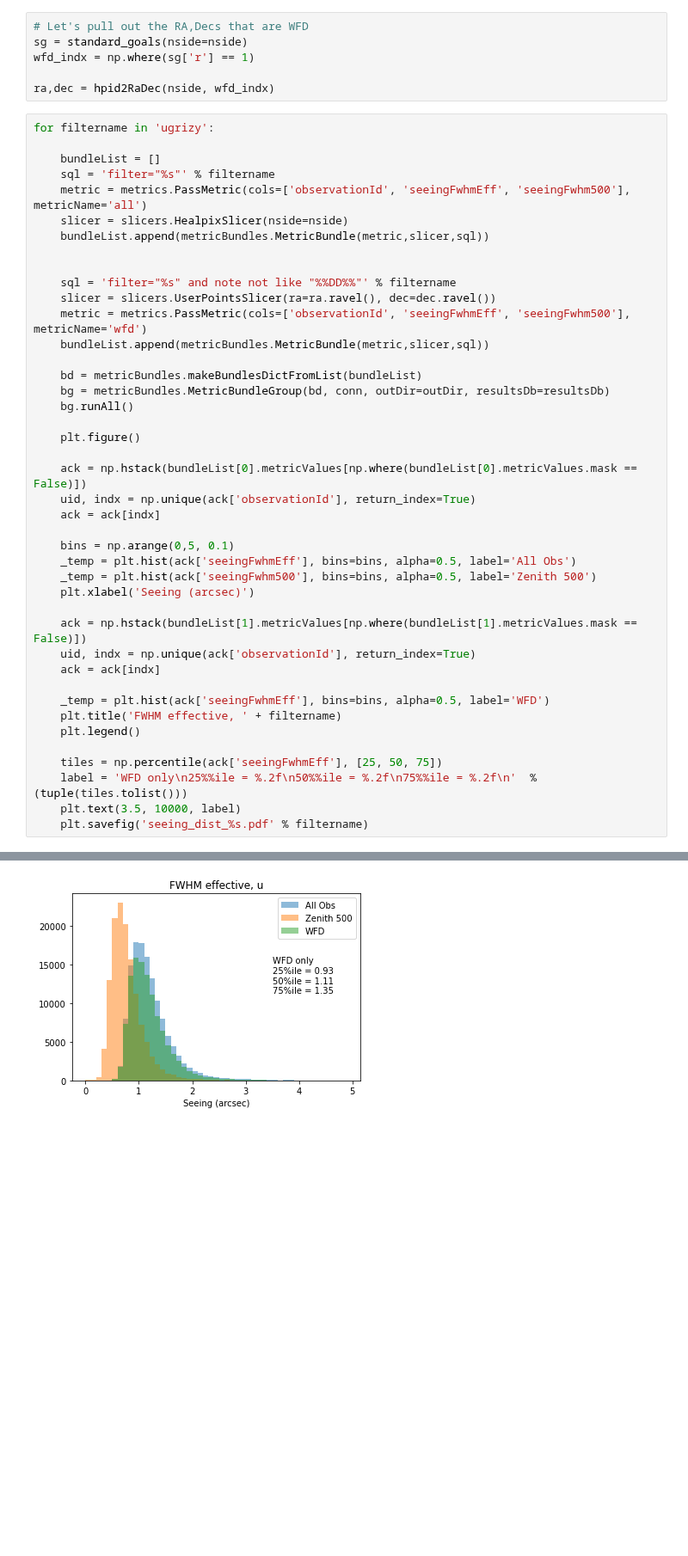
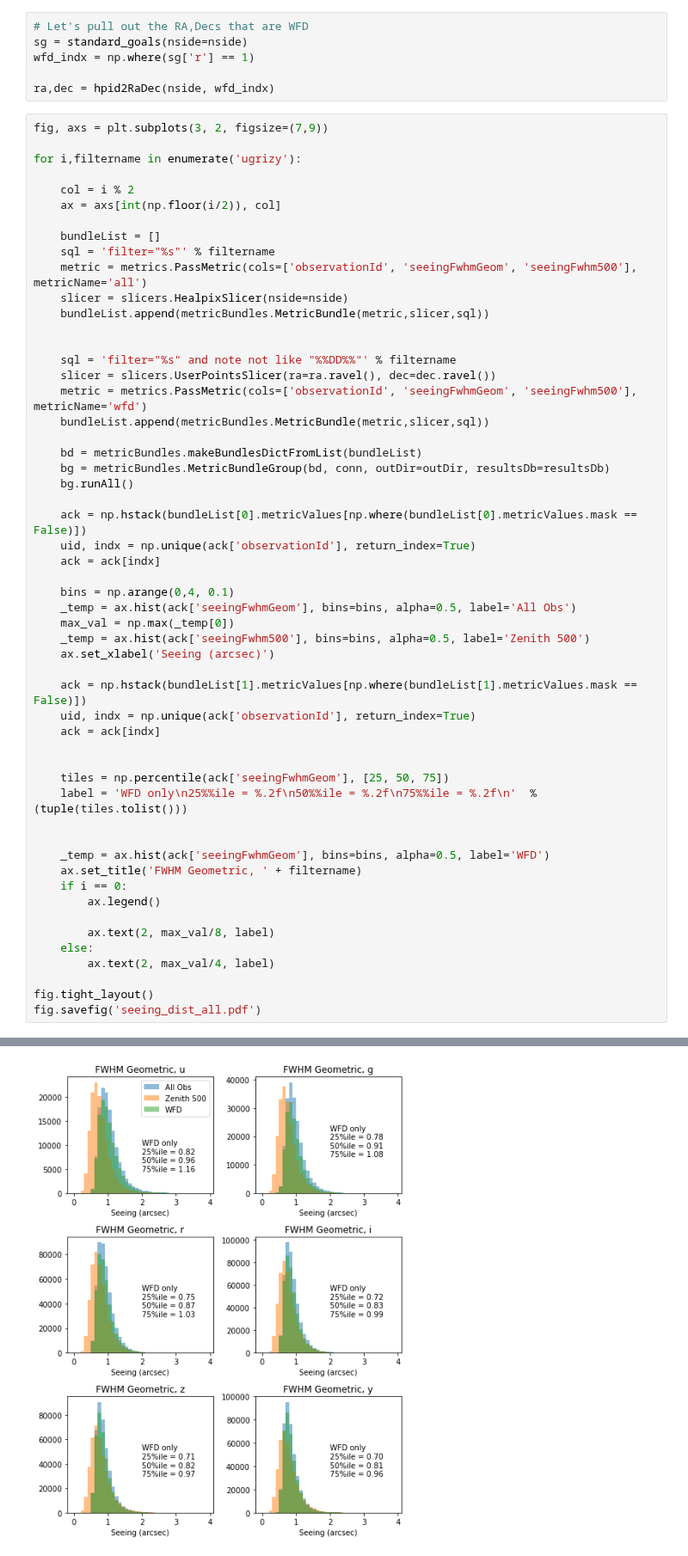
Before and after one commit to yoachim/21_Scratch, a Jupyter notebook: seeing_plots/seeing_dist.ipynb, the cells around one changed output, grey strips where cells are left out. Shown at 86% size. Drawn from its saved outputs; the diff is of its cells as text; blank space fills up the shorter version.

```diff
--- a/seeing_plots/seeing_dist.ipynb
+++ b/seeing_plots/seeing_dist.ipynb
@@ -26,46 +26,58 @@ wfd_indx = np.where(sg['r'] == 1)
 
 ra,dec = hpid2RaDec(nside, wfd_indx)
 # %%
-for filtername in 'ugrizy':
+fig, axs = plt.subplots(3, 2, figsize=(7,9))
+
+for i,filtername in enumerate('ugrizy'):
+
+    col = i % 2
+    ax = axs[int(np.floor(i/2)), col]
 
     bundleList = []
     sql = 'filter="%s"' % filtername
-    metric = metrics.PassMetric(cols=['observationId', 'seeingFwhmEff', 'seeingFwhm500'], metricName='all')
+    metric = metrics.PassMetric(cols=['observationId', 'seeingFwhmGeom', 'seeingFwhm500'], metricName='all')
     slicer = slicers.HealpixSlicer(nside=nside)
     bundleList.append(metricBundles.MetricBundle(metric,slicer,sql))
 
 
     sql = 'filter="%s" and note not like "%%DD%%"' % filtername
     slicer = slicers.UserPointsSlicer(ra=ra.ravel(), dec=dec.ravel())
-    metric = metrics.PassMetric(cols=['observationId', 'seeingFwhmEff', 'seeingFwhm500'], metricName='wfd')
+    metric = metrics.PassMetric(cols=['observationId', 'seeingFwhmGeom', 'seeingFwhm500'], metricName='wfd')
     bundleList.append(metricBundles.MetricBundle(metric,slicer,sql))
 
     bd = metricBundles.makeBundlesDictFromList(bundleList)
     bg = metricBundles.MetricBundleGroup(bd, conn, outDir=outDir, resultsDb=resultsDb)
     bg.runAll()
 
-    plt.figure()
-
     ack = np.hstack(bundleList[0].metricValues[np.where(bundleList[0].metricValues.mask == False)])
     uid, indx = np.unique(ack['observationId'], return_index=True)
     ack = ack[indx]
 
-    bins = np.arange(0,5, 0.1)
-    _temp = plt.hist(ack['seeingFwhmEff'], bins=bins, alpha=0.5, label='All Obs')
-    _temp = plt.hist(ack['seeingFwhm500'], bins=bins, alpha=0.5, label='Zenith 500')
-    plt.xlabel('Seeing (arcsec)')
+    bins = np.arange(0,4, 0.1)
+    _temp = ax.hist(ack['seeingFwhmGeom'], bins=bins, alpha=0.5, label='All Obs')
+    max_val = np.max(_temp[0])
+    _temp = ax.hist(ack['seeingFwhm500'], bins=bins, alpha=0.5, label='Zenith 500')
+    ax.set_xlabel('Seeing (arcsec)')
 
     ack = np.hstack(bundleList[1].metricValues[np.where(bundleList[1].metricValues.mask == False)])
     uid, indx = np.unique(ack['observationId'], return_index=True)
     ack = ack[indx]
 
-    _temp = plt.hist(ack['seeingFwhmEff'], bins=bins, alpha=0.5, label='WFD')
-    plt.title('FWHM effective, ' + filtername)
-    plt.legend()
 
-    tiles = np.percentile(ack['seeingFwhmEff'], [25, 50, 75])
+    tiles = np.percentile(ack['seeingFwhmGeom'], [25, 50, 75])
     label = 'WFD only\n25%%ile = %.2f\n50%%ile = %.2f\n75%%ile = %.2f\n'  % (tuple(tiles.tolist()))
-    plt.text(3.5, 10000, label)
-    plt.savefig('seeing_dist_%s.pdf' % filtername)
+
+
+    _temp = ax.hist(ack['seeingFwhmGeom'], bins=bins, alpha=0.5, label='WFD')
+    ax.set_title('FWHM Geometric, ' + filtername)
+    if i == 0:
+        ax.legend()
+
+        ax.text(2, max_val/8, label)
+    else:
+        ax.text(2, max_val/4, label)
+
+fig.tight_layout()
+fig.savefig('seeing_dist_all.pdf')
 # %% [output]
 Healpix slicer using NSIDE=64, approximate resolution 54.967783 arcminutes
@@ -80,9 +92,9 @@ Querying database SummaryAllProps with constraint filter="u" and note not like "
 Found 125233 visits
 Running:  ['opsim_wfd_u_and_note_not_like_DD_USER']
 Completed metric generation.
 ... (74 lines left out)
 Completed metric generation.
 Running reduce methods.
 Running summary statistics.
 Completed.
-[figure, old version]
+[figure, new version]
```
Also changed, not shown: parts of 1 cell of this notebook, 1 other file.
